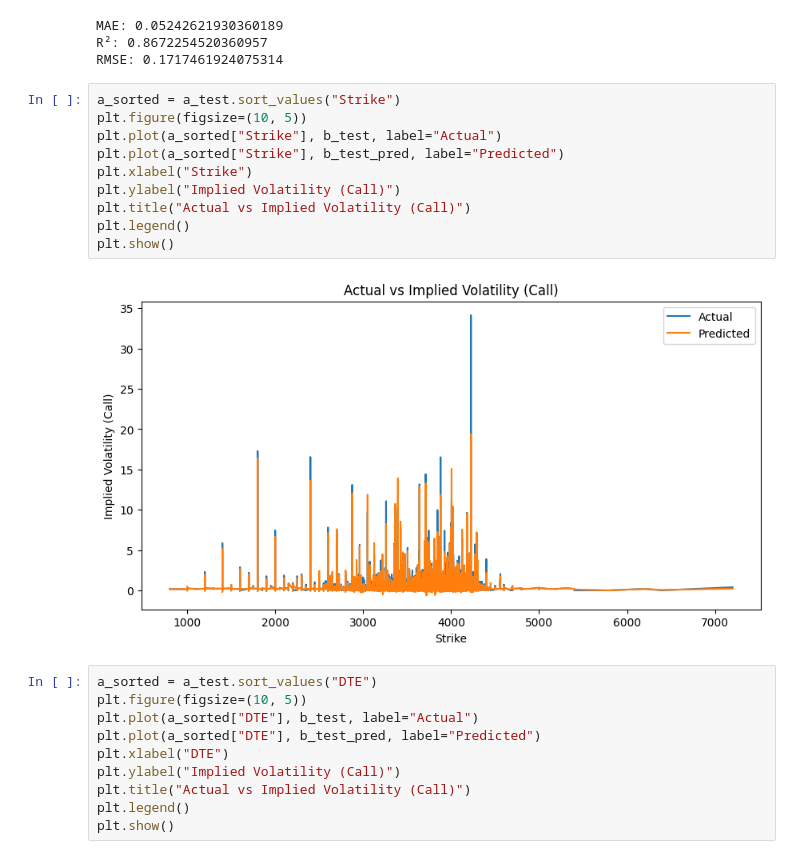
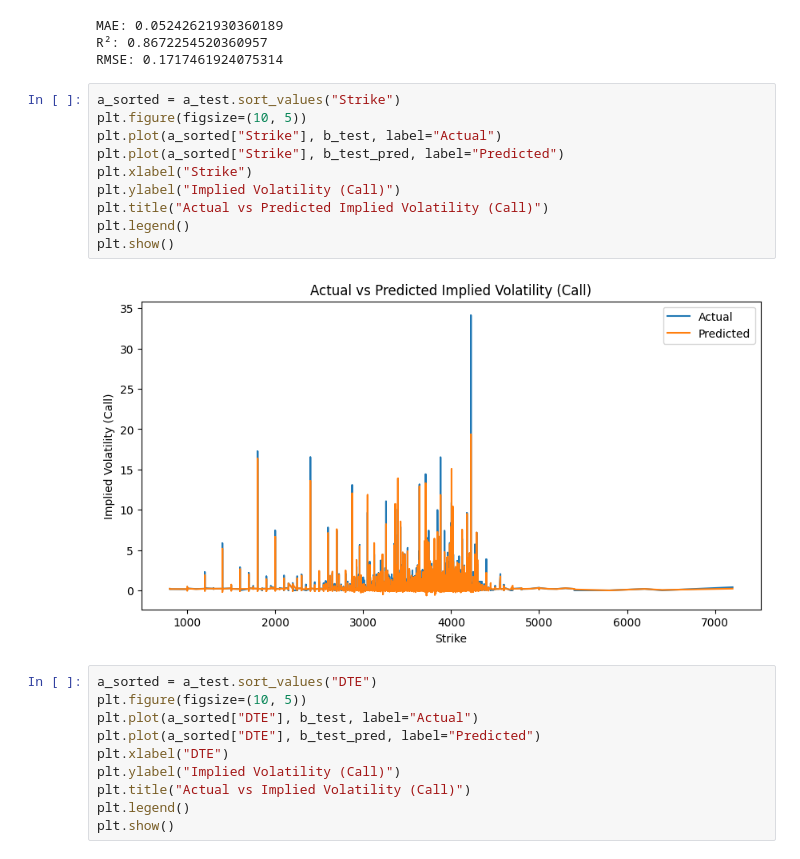
Before and after one commit to Maxwell-Doshi17/FE_Club_ML_European, a Jupyter notebook: call_iv.ipynb, the cells around one changed output. Cells and saved outputs as stored; diff of their text form.

```diff
--- a/call_iv.ipynb
+++ b/call_iv.ipynb
@@ -152,15 +152,15 @@ RMSE: 0.1717461924075314
 # %%
 a_sorted = a_test.sort_values("Strike")
 plt.figure(figsize=(10, 5))
 plt.plot(a_sorted["Strike"], b_test, label="Actual")
 plt.plot(a_sorted["Strike"], b_test_pred, label="Predicted")
 plt.xlabel("Strike")
 plt.ylabel("Implied Volatility (Call)")
-plt.title("Actual vs Implied Volatility (Call)")
+plt.title("Actual vs Predicted Implied Volatility (Call)")
 plt.legend()
 plt.show()
 # %% [output]
-[figure, old version]
+[figure, new version]
 # %%
 a_sorted = a_test.sort_values("DTE")
 plt.figure(figsize=(10, 5))
```
Also changed, not shown: parts of 1 cell of this notebook, 3 other files.
